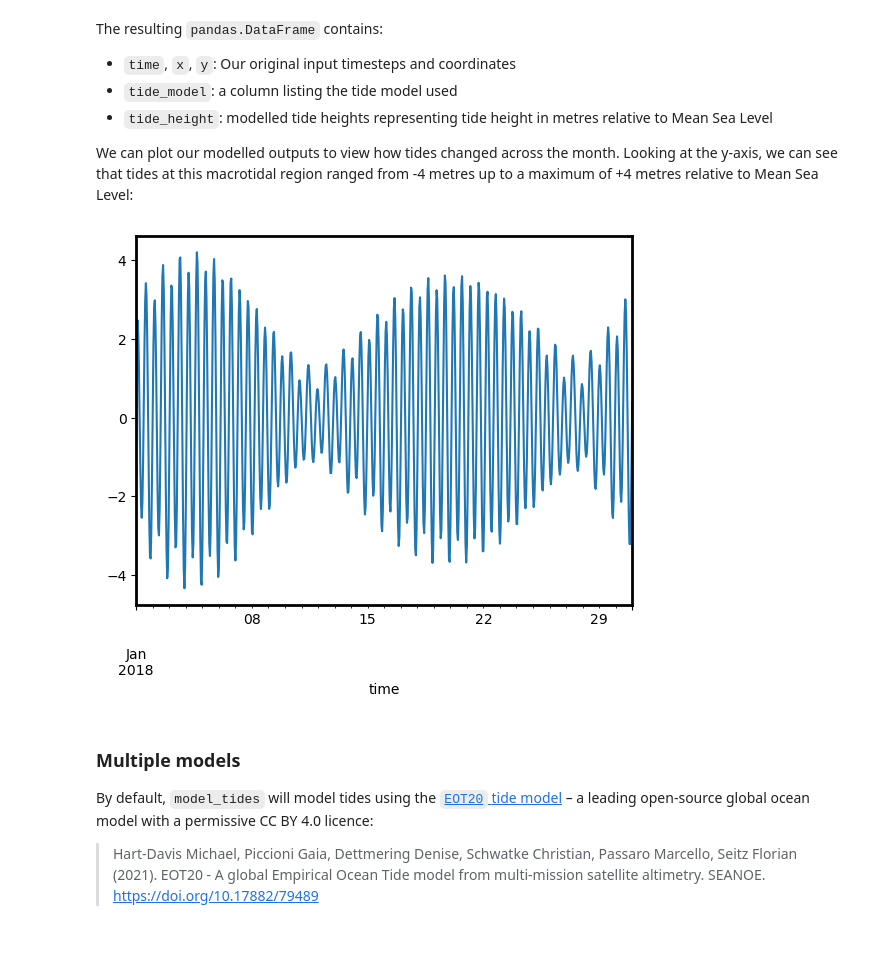
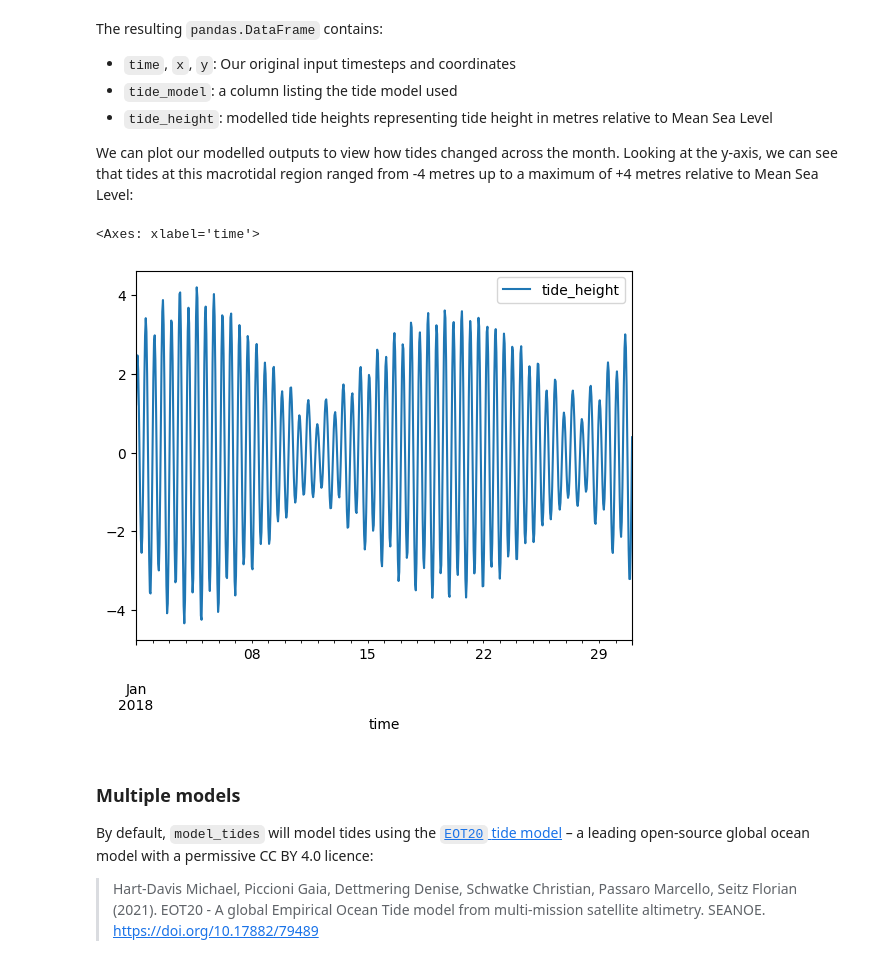
Before and after one commit to GeoscienceAustralia/eo-tides, a Jupyter notebook: docs/notebooks/Model_tides.ipynb, the cells around one changed output. Saved outputs shown, nothing was run; the diff lists cells and outputs as text; code cells hidden in the pictures.

```diff
--- a/docs/notebooks/Model_tides.ipynb
+++ b/docs/notebooks/Model_tides.ipynb
@@ -107,9 +111,10 @@ The resulting `pandas.DataFrame` contains:
 We can plot our modelled outputs to view how tides changed across the month.
 Looking at the y-axis, we can see that tides at this macrotidal region ranged from -4 metres up to a maximum of +4 metres relative to Mean Sea Level:
 # %%
-tide_df.droplevel(["x", "y"]).tide_height.plot();
+tide_df.reset_index().plot(x="time", y="tide_height")
 # %% [output]
+<Axes: xlabel='time'>
-[figure, old version]
+[figure, new version]
 # %% [markdown]
 ### Multiple models
 
```
Also changed, not shown: parts of 27 cells of this notebook, 2 other files.
